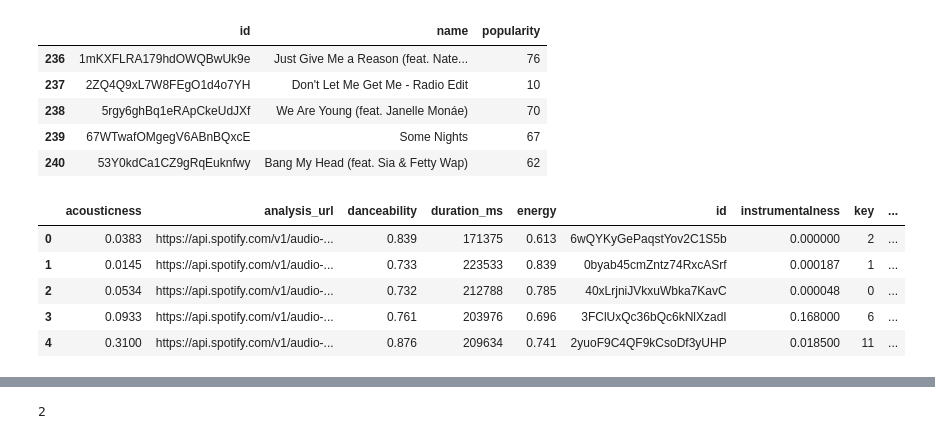
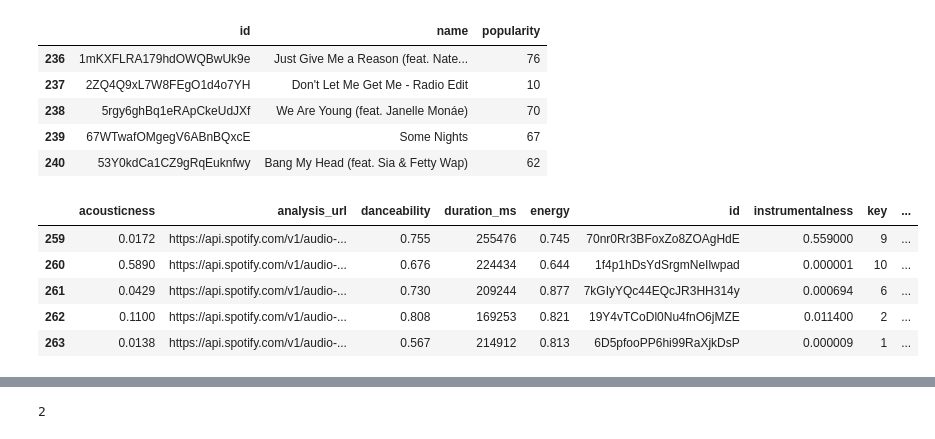
Before and after one commit to monicamow/python_learning, a Jupyter notebook: spotify_discover_weekly_new.ipynb, the cells around one changed output, grey strips where cells are left out. Cells and saved outputs as stored; diff of their text form; code cells hidden in the pictures.

Commit message:
continue spotify project

```diff
--- a/spotify_discover_weekly_new.ipynb
+++ b/spotify_discover_weekly_new.ipynb
@@ -82,13 +90,27 @@ batch1 = list(chunks(good_ids, 50))[0]
-# %%
-# audio features - GOOD
-good_features = sp.audio_features(tracks=batch1)
-
-df_features_good = pd.DataFrame(good_features)
-df_features_good.head()
-# %% [output]
-|  | acousticness | analysis_url | danceability | duration_ms | energy | id | instrumentalness | key | ... |
-| 0 | 0.0383 | https://api.spotify.com/v1/audio-... | 0.839 | 171375 | 0.613 | 6wQYKyGePaqstYov2C1S5b | 0.000000 | 2 | ... |
-| 1 | 0.0145 | https://api.spotify.com/v1/audio-... | 0.733 | 223533 | 0.839 | 0byab45cmZntz74RxcASrf | 0.000187 | 1 | ... |
-| 2 | 0.0534 | https://api.spotify.com/v1/audio-... | 0.732 | 212788 | 0.785 | 40xLrjniJVkxuWbka7KavC | 0.000048 | 0 | ... |
-| 3 | 0.0933 | https://api.spotify.com/v1/audio-... | 0.761 | 203976 | 0.696 | 3FClUxQc36bQc6kNlXzadI | 0.168000 | 6 | ... |
-| 4 | 0.3100 | https://api.spotify.com/v1/audio-... | 0.876 | 209634 | 0.741 | 2yuoF9C4QF9kCsoDf3yUHP | 0.018500 | 11 | ... |
+# %%
+good_features = []
+
+# Create a list that from the results of the function chunks:
+for i in range(0, len(list(chunks(good_ids, 50)))):
+    good_batch = list(chunks(good_ids, 50))[i]
+    good_features_temp = sp.audio_features(tracks=good_batch)
+    good_features.append(good_features_temp)
+
+columns = list(good_features[0][0].keys())
+columns.sort()
+
+# audio features - GOOD
+df_features_good = pd.DataFrame(columns = columns)
+
+for i in range(0, len(good_features)):
+    df_temp = pd.DataFrame(good_features[i], columns = columns)
+    df_features_good = df_features_good.append(df_temp, ignore_index=True)
+
+df_features_good.tail()
+# %% [output]
+|  | acousticness | analysis_url | danceability | duration_ms | energy | id | instrumentalness | key | ... |
+| 259 | 0.0172 | https://api.spotify.com/v1/audio-... | 0.755 | 255476 | 0.745 | 70nr0Rr3BFoxZo8ZOAgHdE | 0.559000 | 9 | ... |
+| 260 | 0.5890 | https://api.spotify.com/v1/audio-... | 0.676 | 224434 | 0.644 | 1f4p1hDsYdSrgmNeIlwpad | 0.000001 | 10 | ... |
+| 261 | 0.0429 | https://api.spotify.com/v1/audio-... | 0.730 | 209244 | 0.877 | 7kGIyYQc44EQcJR3HH314y | 0.000694 | 6 | ... |
+| 262 | 0.1100 | https://api.spotify.com/v1/audio-... | 0.808 | 169253 | 0.821 | 19Y4vTCoDl0Nu4fnO6jMZE | 0.011400 | 2 | ... |
+| 263 | 0.0138 | https://api.spotify.com/v1/audio-... | 0.567 | 214912 | 0.813 | 6D5pfooPP6hi99RaXjkDsP | 0.000009 | 1 | ... |
```
Also changed, not shown: parts of 9 cells of this notebook, 4 other files.
